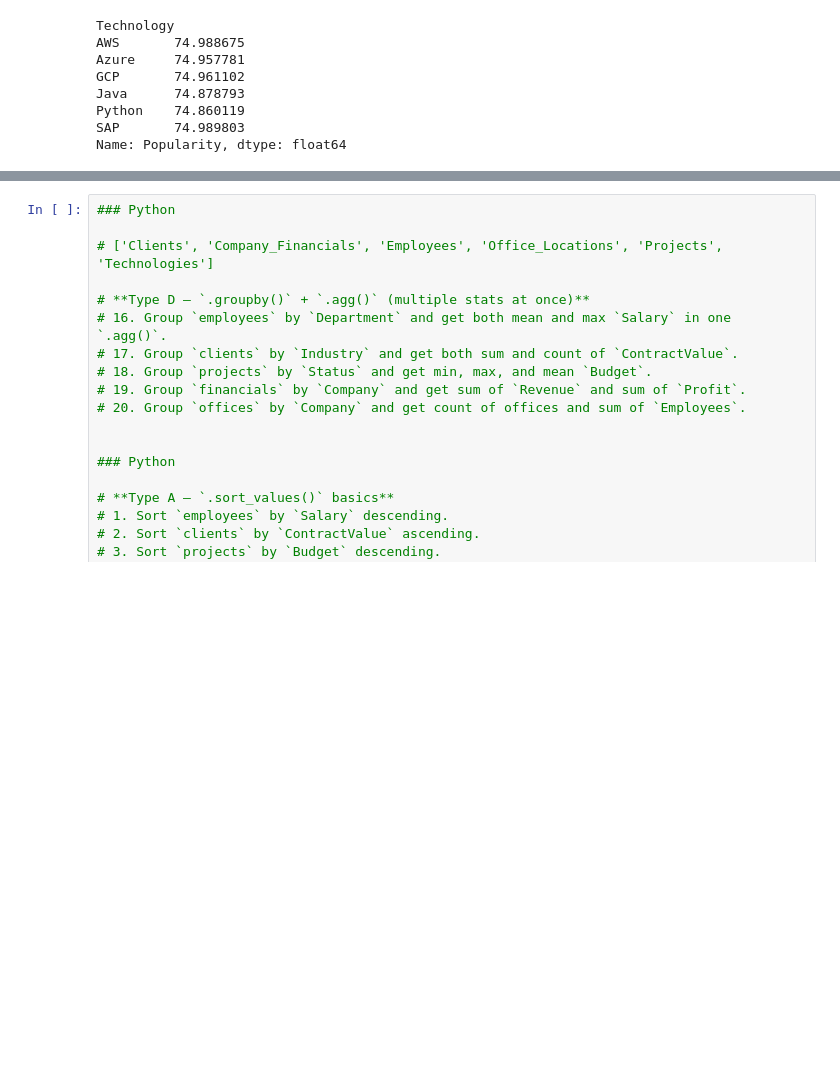
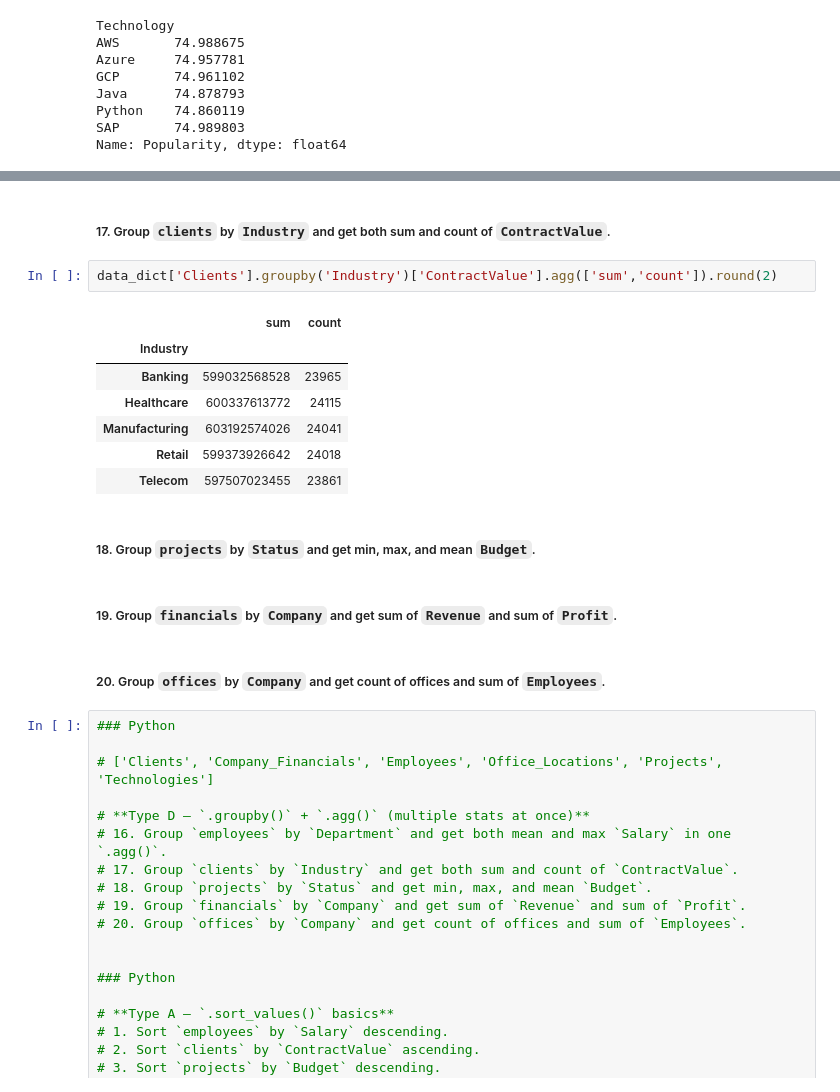
Before and after one commit to shiva3994/Projects, a Jupyter notebook: Python/L_Big4_India.ipynb, the cells around one changed output, grey strips where cells are left out. Saved outputs shown, nothing was run; the diff lists cells and outputs as text; blank space fills up the shorter version.

```diff
--- a/Python/L_Big4_India.ipynb
+++ b/Python/L_Big4_India.ipynb
@@ -734,3 +760,21 @@ Name: Popularity, dtype: float64
+# %% [markdown]
+##### 17. Group `clients` by `Industry` and get both sum and count of `ContractValue`.
+# %%
+data_dict['Clients'].groupby('Industry')['ContractValue'].agg(['sum','count']).round(2)
+# %% [output]
+|  | sum | count |
+| Industry |  |  |
+| Banking | 599032568528 | 23965 |
+| Healthcare | 600337613772 | 24115 |
+| Manufacturing | 603192574026 | 24041 |
+| Retail | 599373926642 | 24018 |
+| Telecom | 597507023455 | 23861 |
+# %% [markdown]
+##### 18. Group `projects` by `Status` and get min, max, and mean `Budget`.
+# %% [markdown]
+##### 19. Group `financials` by `Company` and get sum of `Revenue` and sum of `Profit`.
+# %% [markdown]
+##### 20. Group `offices` by `Company` and get count of offices and sum of `Employees`.
 # %%
 ### Python
 
```
Also changed, not shown: parts of 4 cells of this notebook.
